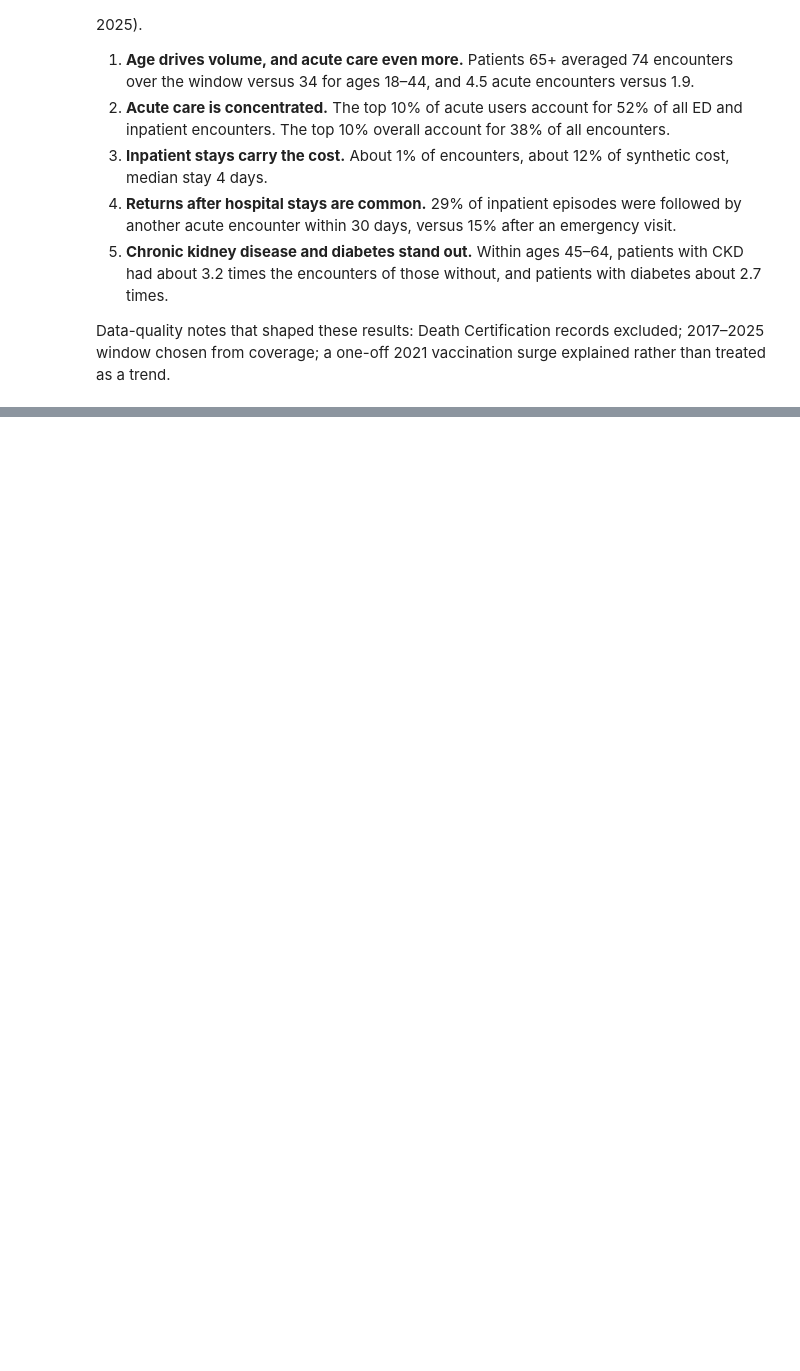
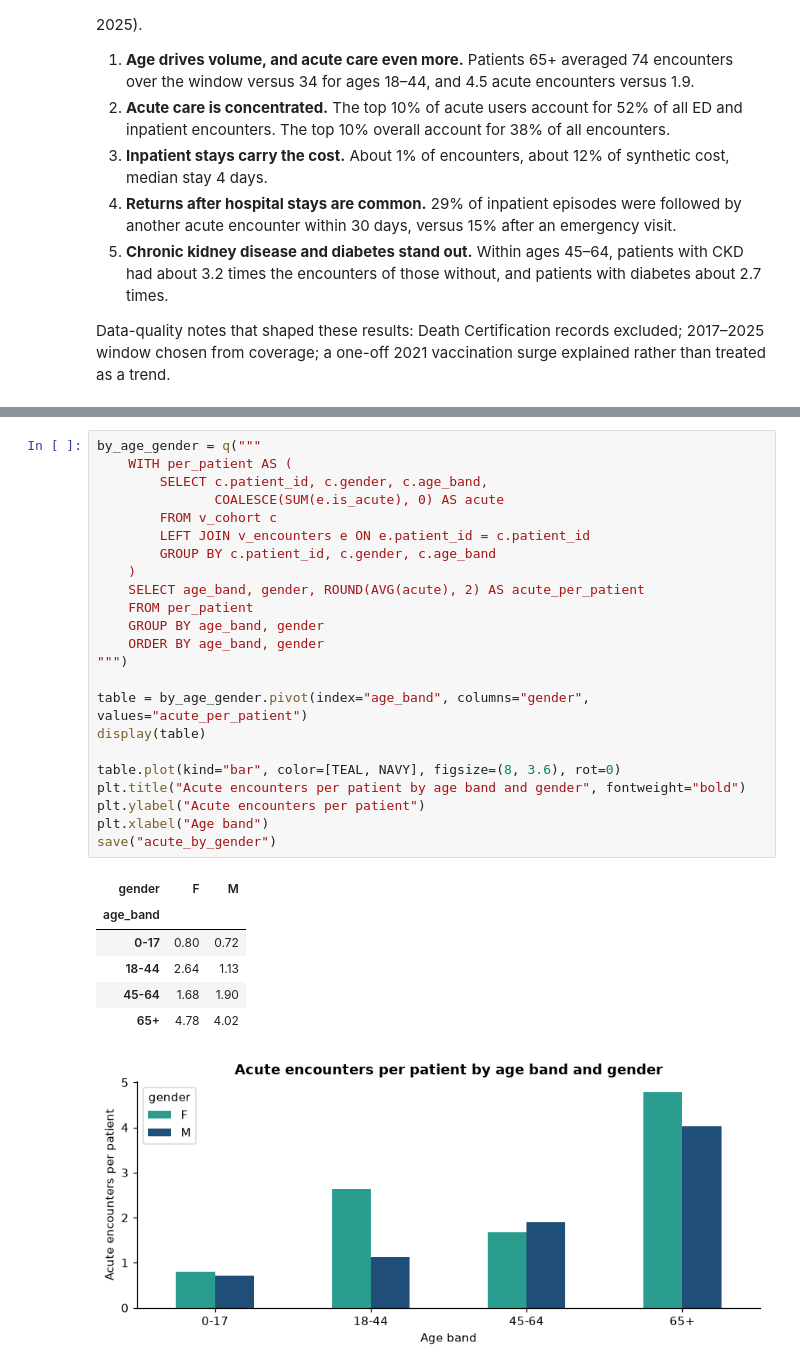
Before and after one commit to alinaasif18/patient-utilization-analysis, a Jupyter notebook: patient_utilization_analysis.ipynb, the cells around one changed output, grey strips where cells are left out. Saved outputs shown, nothing was run; the diff lists cells and outputs as text; blank space fills up the shorter version.

Commit message:
Add Q15: acute care by gender

```diff
--- a/patient_utilization_analysis.ipynb
+++ b/patient_utilization_analysis.ipynb
@@ -1288,0 +1345,31 @@ con.close()
+# %%
+by_age_gender = q("""
+    WITH per_patient AS (
+        SELECT c.patient_id, c.gender, c.age_band,
+               COALESCE(SUM(e.is_acute), 0) AS acute
+        FROM v_cohort c
+        LEFT JOIN v_encounters e ON e.patient_id = c.patient_id
+        GROUP BY c.patient_id, c.gender, c.age_band
+    )
+    SELECT age_band, gender, ROUND(AVG(acute), 2) AS acute_per_patient
+    FROM per_patient
+    GROUP BY age_band, gender
+    ORDER BY age_band, gender
+""")
+
+table = by_age_gender.pivot(index="age_band", columns="gender", values="acute_per_patient")
+display(table)
+
+table.plot(kind="bar", color=[TEAL, NAVY], figsize=(8, 3.6), rot=0)
+plt.title("Acute encounters per patient by age band and gender", fontweight="bold")
+plt.ylabel("Acute encounters per patient")
+plt.xlabel("Age band")
+save("acute_by_gender")
+# %% [output]
+| gender | F | M |
+| age_band |  |  |
+| 0-17 | 0.80 | 0.72 |
+| 18-44 | 2.64 | 1.13 |
+| 45-64 | 1.68 | 1.90 |
+| 65+ | 4.78 | 4.02 |
+[figure, added]
```
Also changed, not shown: parts of 7 cells of this notebook, 6 other files.
